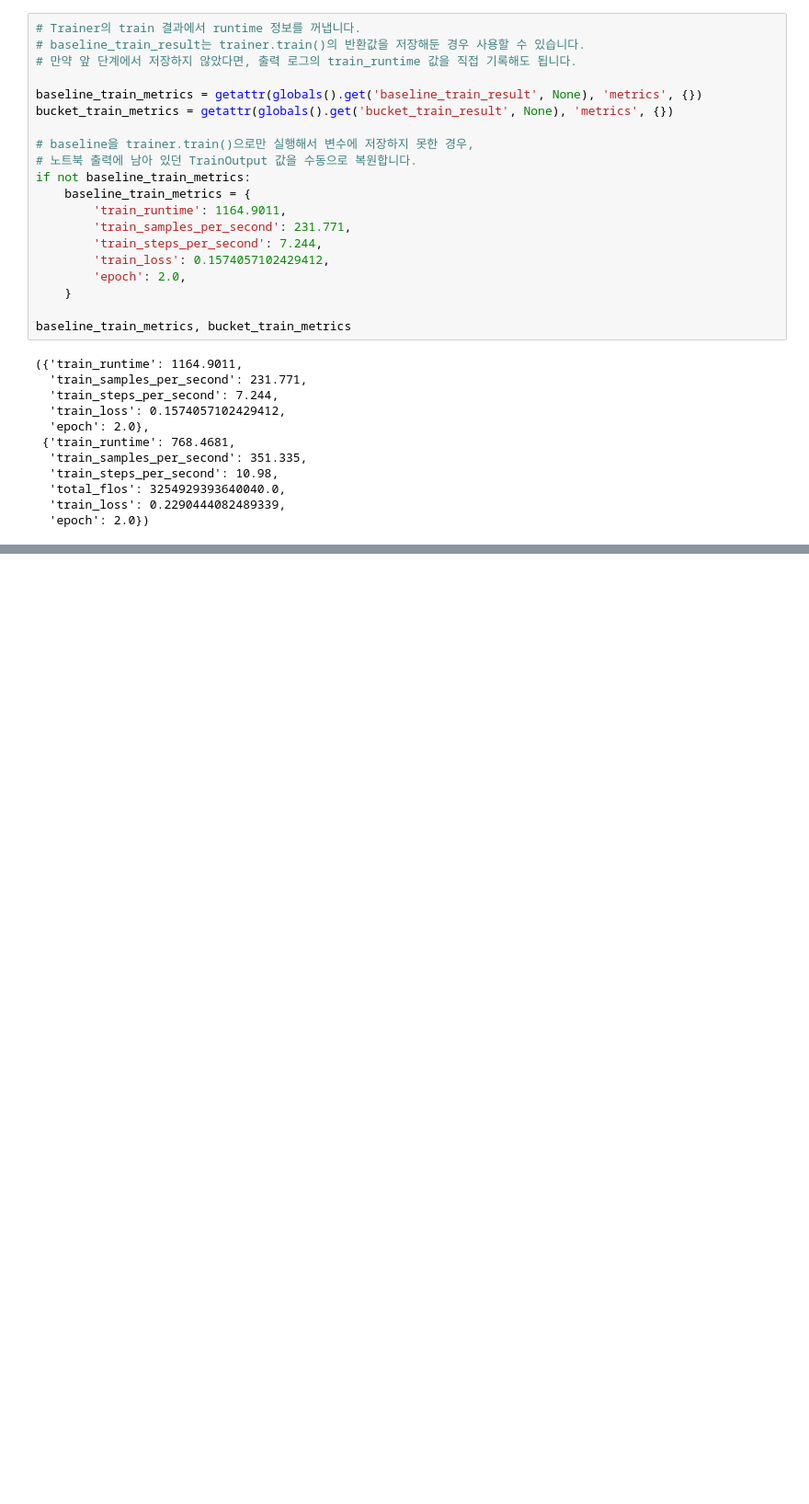
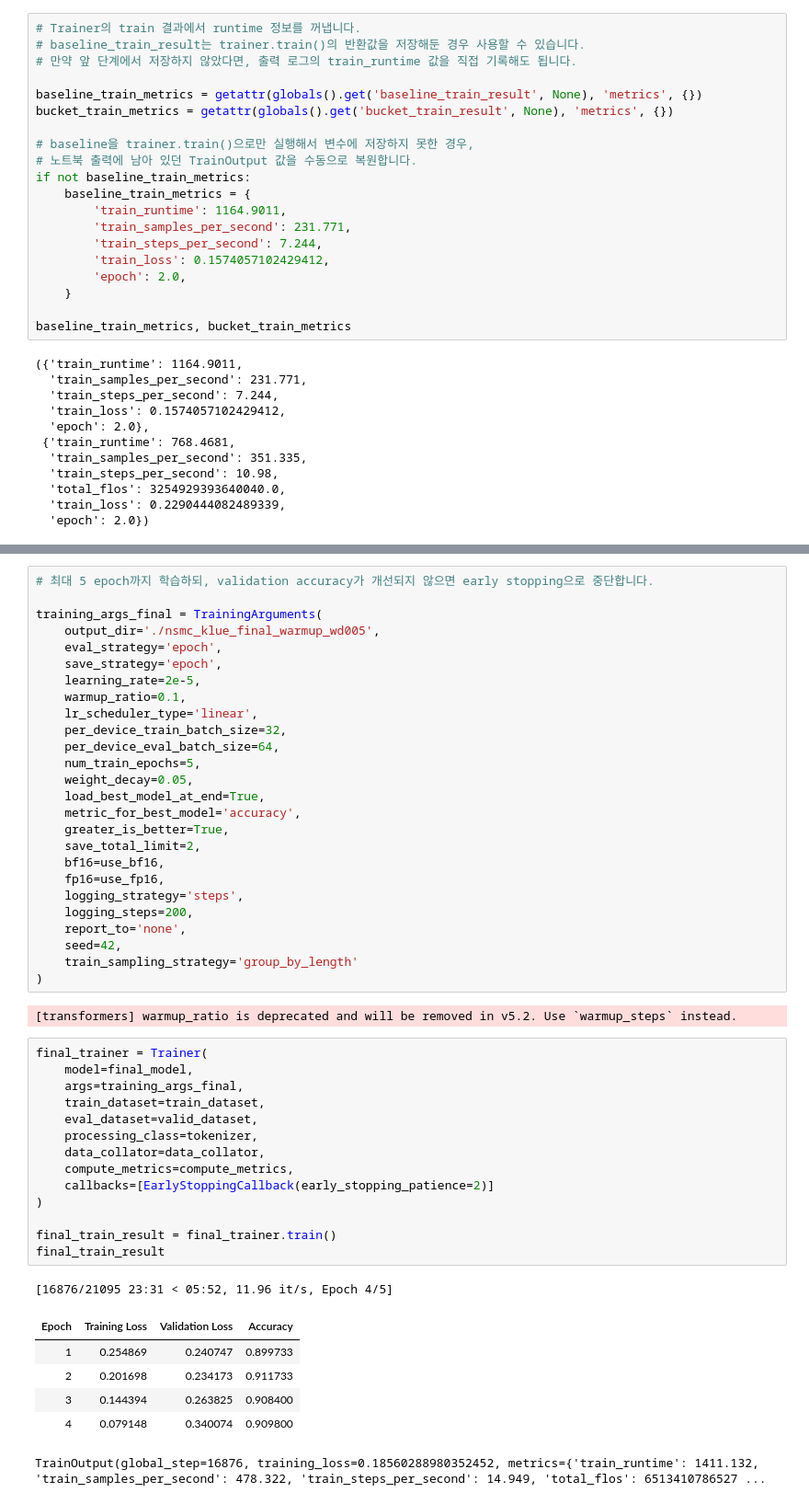
Before and after one commit to Dan-Hwang/AIFFEL_quest_eng, a Jupyter notebook: NLP/NLP05/nsmc_klue_bert_project_step.ipynb, the cells around one changed output, grey strips where cells are left out. Shown at 92% size. Drawn from its saved outputs; the diff is of its cells as text; blank space fills up the shorter version.

```diff
--- a/NLP/NLP05/nsmc_klue_bert_project_step.ipynb
+++ b/NLP/NLP05/nsmc_klue_bert_project_step.ipynb
@@ -805,0 +1100,50 @@ print('saved: nsmc_klue_result_comparison.csv')
+# %%
+# 최대 5 epoch까지 학습하되, validation accuracy가 개선되지 않으면 early stopping으로 중단합니다.
+
+training_args_final = TrainingArguments(
+    output_dir='./nsmc_klue_final_warmup_wd005',
+    eval_strategy='epoch',
+    save_strategy='epoch',
+    learning_rate=2e-5,
+    warmup_ratio=0.1,
+    lr_scheduler_type='linear',
+    per_device_train_batch_size=32,
+    per_device_eval_batch_size=64,
+    num_train_epochs=5,
+    weight_decay=0.05,
+    load_best_model_at_end=True,
+    metric_for_best_model='accuracy',
+    greater_is_better=True,
+    save_total_limit=2,
+    bf16=use_bf16,
+    fp16=use_fp16,
+    logging_strategy='steps',
+    logging_steps=200,
+    report_to='none',
+    seed=42,
+    train_sampling_strategy='group_by_length'
+)
+# %% [output]
+[transformers] warmup_ratio is deprecated and will be removed in v5.2. Use `warmup_steps` instead.
+# %%
+final_trainer = Trainer(
+    model=final_model,
+    args=training_args_final,
+    train_dataset=train_dataset,
+    eval_dataset=valid_dataset,
+    processing_class=tokenizer,
+    data_collator=data_collator,
+    compute_metrics=compute_metrics,
+    callbacks=[EarlyStoppingCallback(early_stopping_patience=2)]
+)
+
+final_train_result = final_trainer.train()
+final_train_result
+# %% [output]
+[16876/21095 23:31 < 05:52, 11.96 it/s, Epoch 4/5]
+| Epoch | Training Loss | Validation Loss | Accuracy |
+| 1 | 0.254869 | 0.240747 | 0.899733 |
+| 2 | 0.201698 | 0.234173 | 0.911733 |
+| 3 | 0.144394 | 0.263825 | 0.908400 |
+| 4 | 0.079148 | 0.340074 | 0.909800 |
+TrainOutput(global_step=16876, training_loss=0.18560288980352452, metrics={'train_runtime': 1411.132, 'train_samples_per_second': 478.322, 'train_steps_per_second': 14.949, 'total_flos': 6513410786527 ...
```
Also changed, not shown: parts of 33 cells of this notebook, 33 other files.
